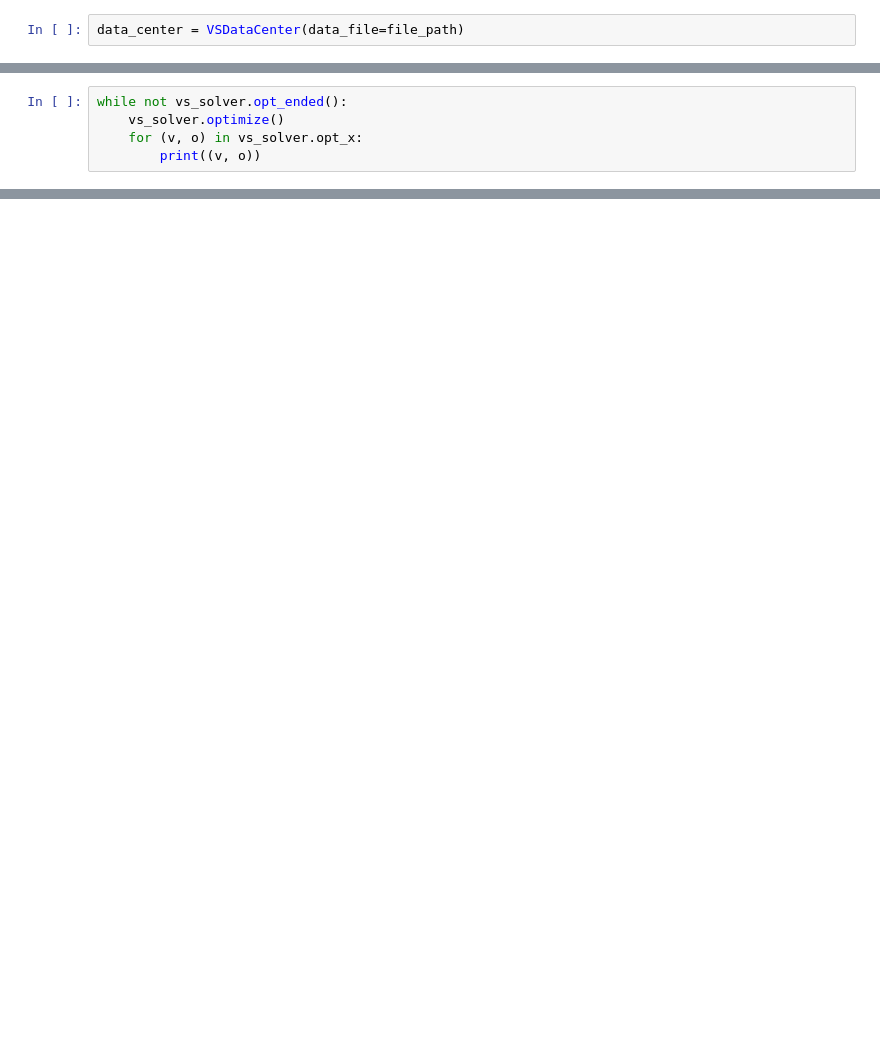
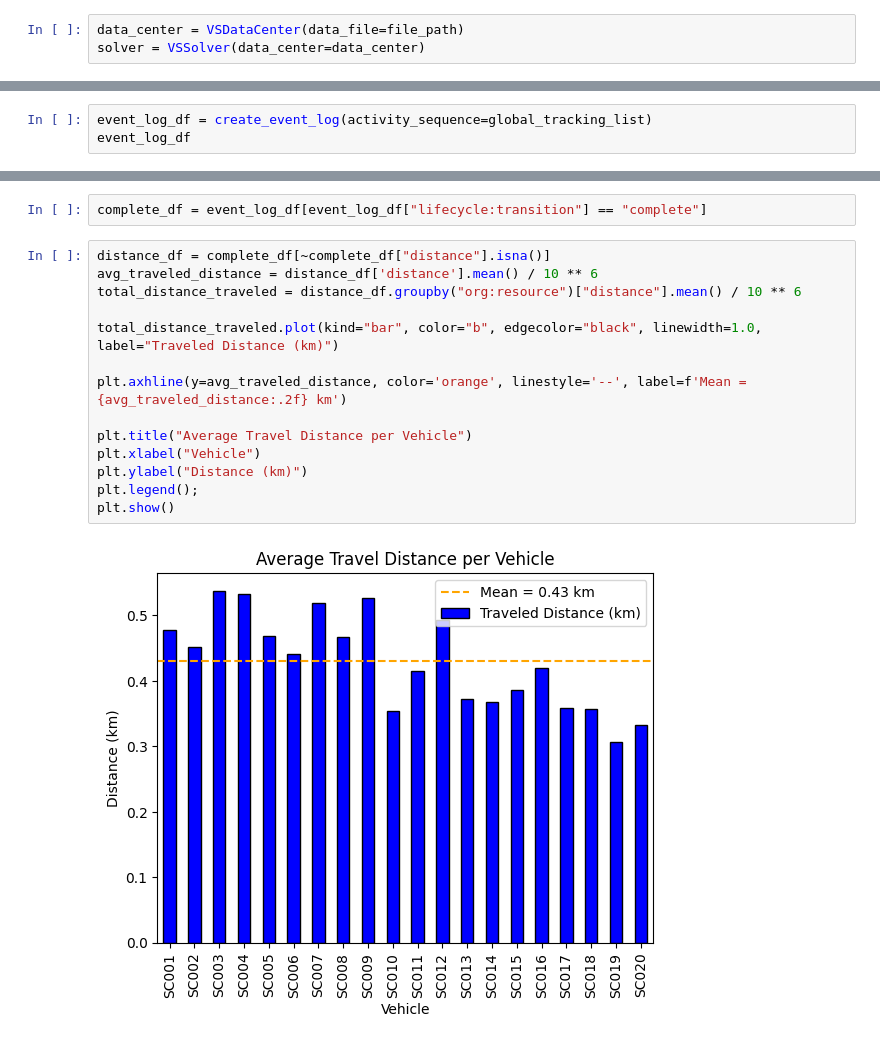
Before and after one commit to alpharmike/vehicle-simulation-analysis, a Jupyter notebook: notebooks/optimization.ipynb, the cells around one changed output, grey strips where cells are left out. Cells and saved outputs as stored; diff of their text form; blank space fills up the shorter version.

Commit message:
Fix optimizer functionality and compare our solution with the provided solution

```diff
--- a/notebooks/optimization.ipynb
+++ b/notebooks/optimization.ipynb
@@ -222,2 +21,3 @@ class VSSolver:
 # %%
 data_center = VSDataCenter(data_file=file_path)
+solver = VSSolver(data_center=data_center)
@@ -226,5 +23,0 @@ vs_solver = VSSolver(data_center=data_center)
-# %%
-while not vs_solver.opt_ended():
-    vs_solver.optimize()
-    for (v, o) in vs_solver.opt_x:
-        print((v, o))
@@ -248,0 +265,3 @@ factor:  1.0
+# %%
+event_log_df = create_event_log(activity_sequence=global_tracking_list)
+event_log_df
@@ -248,0 +282,18 @@ factor:  1.0
+# %%
+complete_df = event_log_df[event_log_df["lifecycle:transition"] == "complete"]
+# %%
+distance_df = complete_df[~complete_df["distance"].isna()]
+avg_traveled_distance = distance_df['distance'].mean() / 10 ** 6
+total_distance_traveled = distance_df.groupby("org:resource")["distance"].mean() / 10 ** 6
+
+total_distance_traveled.plot(kind="bar", color="b", edgecolor="black", linewidth=1.0, label="Traveled Distance (km)")
+
+plt.axhline(y=avg_traveled_distance, color='orange', linestyle='--', label=f'Mean = {avg_traveled_distance:.2f} km')
+
+plt.title("Average Travel Distance per Vehicle")
+plt.xlabel("Vehicle")
+plt.ylabel("Distance (km)")
+plt.legend();
+plt.show()
+# %% [output]
+[figure, added]
```
Also changed, not shown: parts of 19 cells of this notebook, 5 other files.
